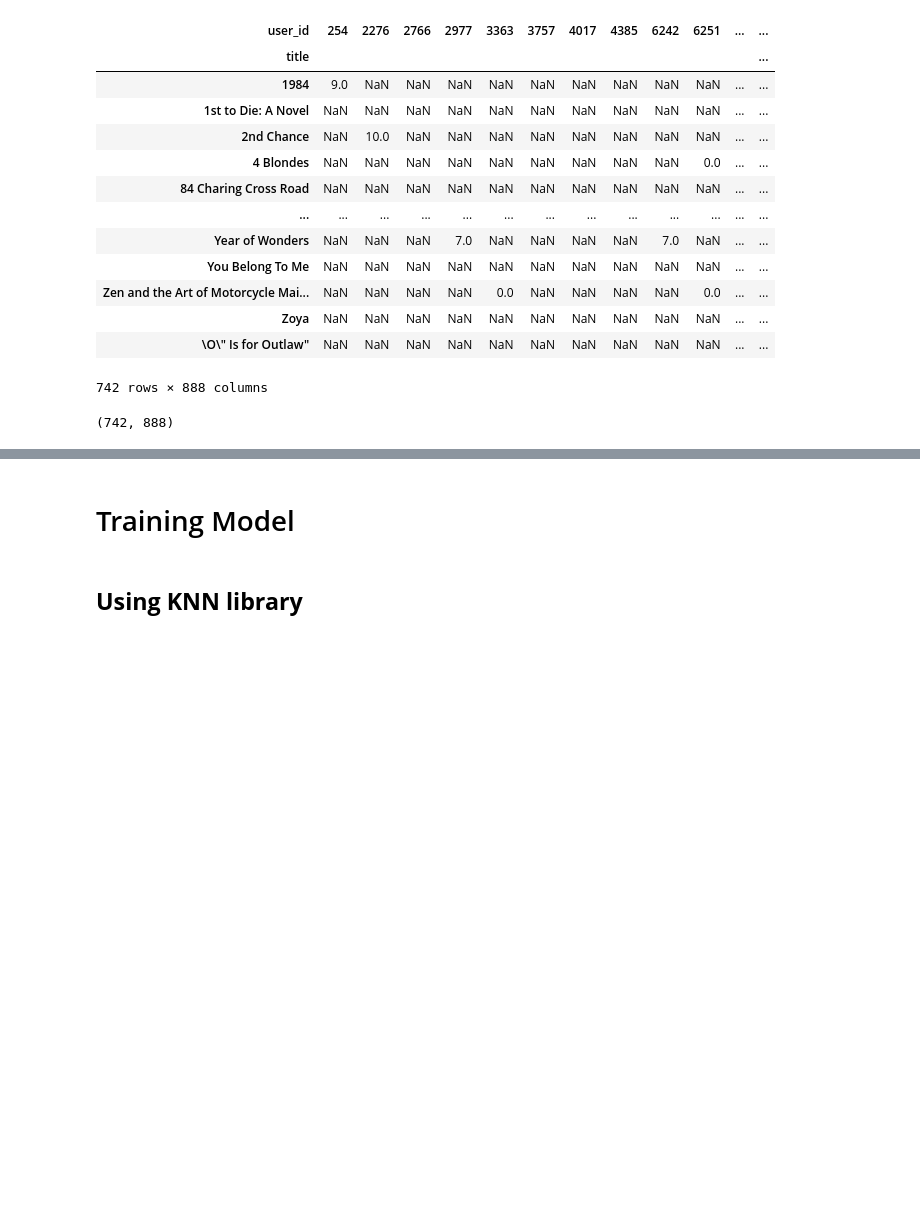
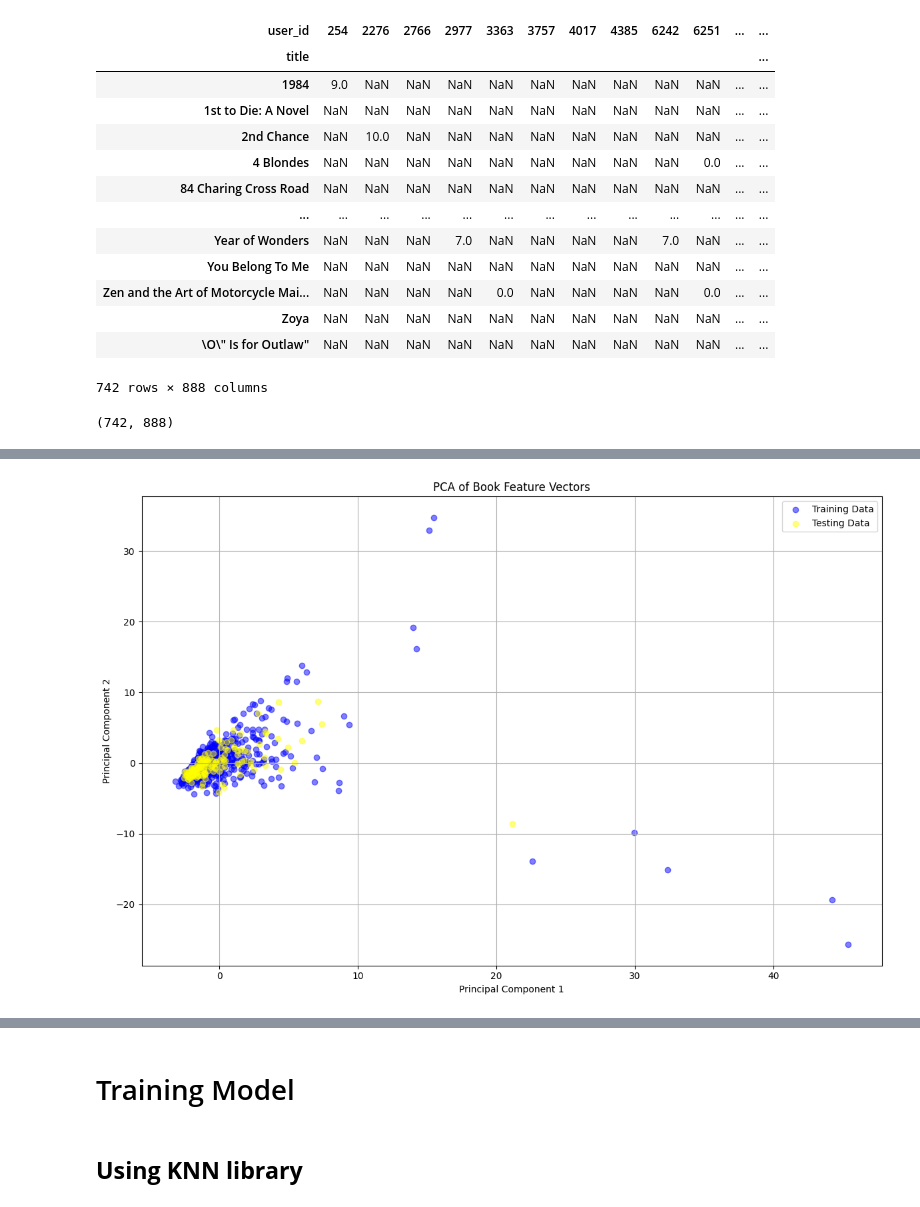
Before and after one commit to quang2719/Book-Recommend-System---SIC-Capston-Project, a Jupyter notebook: main.ipynb, the cells around one changed output, grey strips where cells are left out. Drawn from its saved outputs; the diff is of its cells as text; code cells hidden in the pictures; blank space fills up the shorter version.

```diff
--- a/main.ipynb
+++ b/main.ipynb
@@ -556 +567,45 @@ book_pivot.head()
 5 rows × 888 columns
+# %%
+import pandas as pd
+import matplotlib.pyplot as plt
+from sklearn.decomposition import PCA
+from sklearn.preprocessing import StandardScaler
+from sklearn.model_selection import train_test_split
+
+# Giả sử book_pivot đã được tạo
+
+# Điền giá trị NaN bằng 0 (hoặc bạn có thể sử dụng chiến lược khác)
+train_pivot_filled = train_pivot.fillna(0)
+test_pivot_filled = test_pivot.fillna(0)
+
+# Thêm cột index bắt đầu từ 0
+train_pivot_filled['index'] = range(len(train_pivot_filled))
+test_pivot_filled['index'] = range(len(train_pivot_filled), len(train_pivot_filled) + len(test_pivot_filled))
+
+# Chuẩn hóa dữ liệu
+scaler = StandardScaler()
+train_pivot_scaled = scaler.fit_transform(train_pivot_filled.drop('index', axis=1))
+test_pivot_scaled = scaler.transform(test_pivot_filled.drop('index', axis=1))
+
+# Thực hiện PCA để giảm xuống 2 chiều
+pca = PCA(n_components=2)
+train_pivot_pca = pca.fit_transform(train_pivot_scaled)
+test_pivot_pca = pca.transform(test_pivot_scaled)
+
+# Tạo DataFrame cho kết quả PCA
+train_pca_df = pd.DataFrame(train_pivot_pca, index=train_pivot_filled['index'], columns=['PC1', 'PC2'])
+test_pca_df = pd.DataFrame(test_pivot_pca, index=test_pivot_filled['index'], columns=['PC1', 'PC2'])
+
+# Vẽ biểu đồ kết quả PCA
+plt.figure(figsize=(12, 8))
+plt.scatter(train_pca_df['PC1'], train_pca_df['PC2'], c='blue', label='Training Data', alpha=0.5)
+plt.scatter(test_pca_df['PC1'], test_pca_df['PC2'], c='yellow', label='Testing Data', alpha=0.5)
+plt.xlabel('Principal Component 1')
+plt.ylabel('Principal Component 2')
+plt.title('PCA of Book Feature Vectors')
+plt.legend()
+plt.grid(True)
+plt.tight_layout()
+plt.show()
+# %% [output]
+[figure, added]
```
Also changed, not shown: parts of 30 cells of this notebook, 4 other files.
